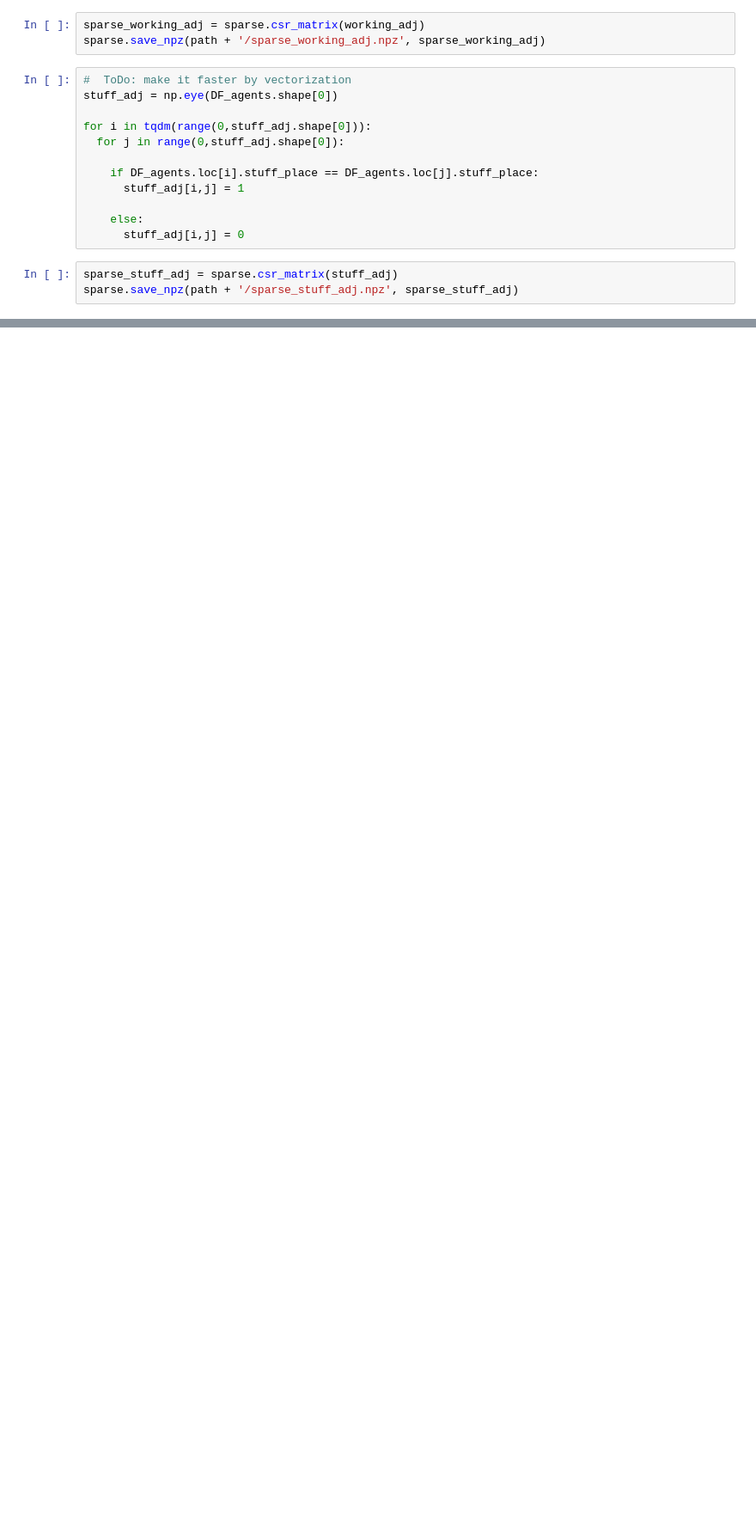
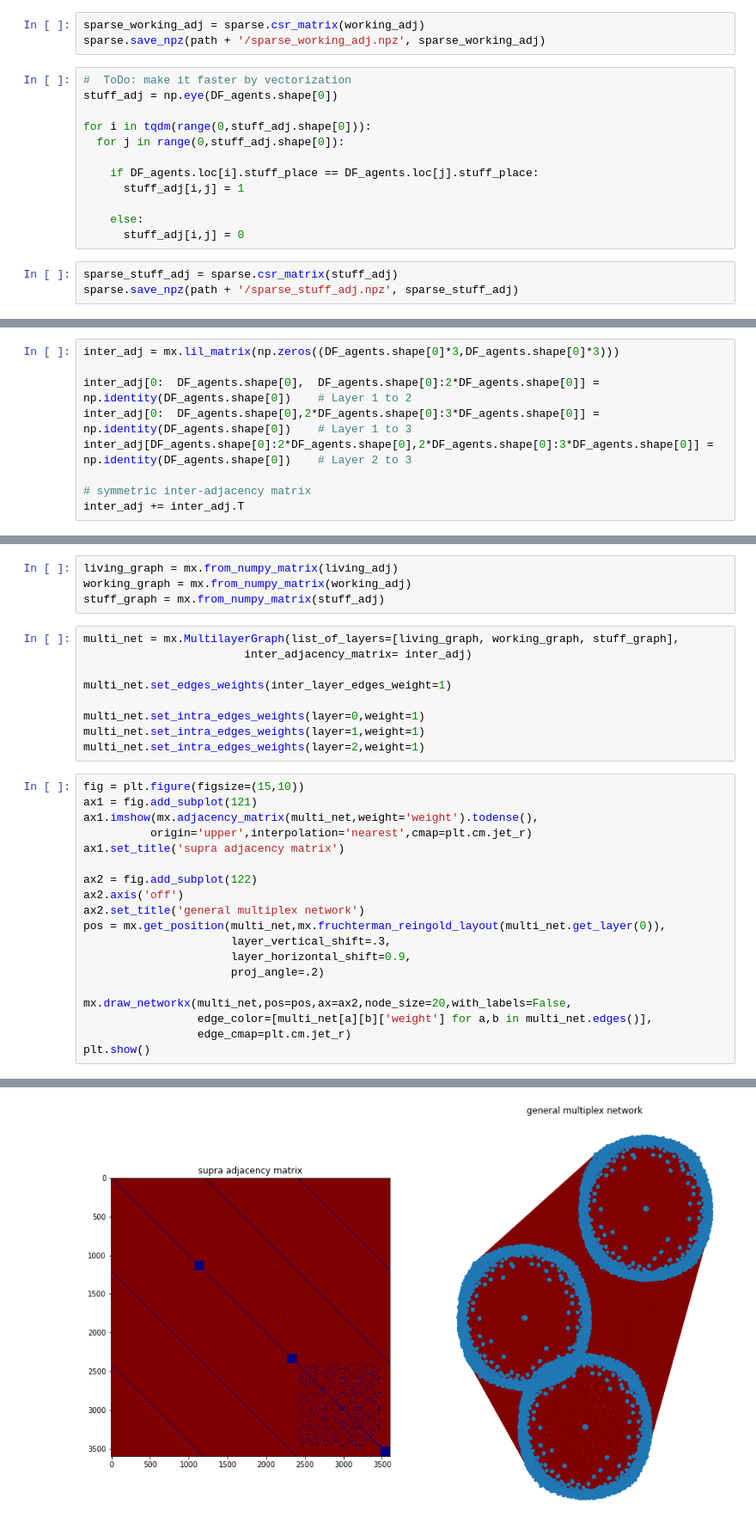
Before and after one commit to MachineLearningJournalClub/GAMELEON, a Jupyter notebook: Multiplex_Analysis.ipynb, the cells around one changed output, grey strips where cells are left out. Shown: that part at 86% size. Cells and saved outputs as stored; diff of their text form; blank space fills up the shorter version.

```diff
--- a/Multiplex_Analysis.ipynb
+++ b/Multiplex_Analysis.ipynb
@@ -198,0 +202,9 @@ sparse.save_npz(path + '/sparse_stuff_adj.npz', sparse_stuff_adj)
+# %%
+inter_adj = mx.lil_matrix(np.zeros((DF_agents.shape[0]*3,DF_agents.shape[0]*3)))
+
+inter_adj[0:  DF_agents.shape[0],  DF_agents.shape[0]:2*DF_agents.shape[0]] = np.identity(DF_agents.shape[0])    # Layer 1 to 2
+inter_adj[0:  DF_agents.shape[0],2*DF_agents.shape[0]:3*DF_agents.shape[0]] = np.identity(DF_agents.shape[0])    # Layer 1 to 3
+inter_adj[DF_agents.shape[0]:2*DF_agents.shape[0],2*DF_agents.shape[0]:3*DF_agents.shape[0]] = np.identity(DF_agents.shape[0])    # Layer 2 to 3
+
+# symmetric inter-adjacency matrix
+inter_adj += inter_adj.T
@@ -198,0 +213,33 @@ sparse.save_npz(path + '/sparse_stuff_adj.npz', sparse_stuff_adj)
+# %%
+living_graph = mx.from_numpy_matrix(living_adj)
+working_graph = mx.from_numpy_matrix(working_adj)
+stuff_graph = mx.from_numpy_matrix(stuff_adj)
+# %%
+multi_net = mx.MultilayerGraph(list_of_layers=[living_graph, working_graph, stuff_graph],
+                        inter_adjacency_matrix= inter_adj)
+
+multi_net.set_edges_weights(inter_layer_edges_weight=1)
+
+multi_net.set_intra_edges_weights(layer=0,weight=1)
+multi_net.set_intra_edges_weights(layer=1,weight=1)
+multi_net.set_intra_edges_weights(layer=2,weight=1)
+# %%
+fig = plt.figure(figsize=(15,10))
+ax1 = fig.add_subplot(121)
+ax1.imshow(mx.adjacency_matrix(multi_net,weight='weight').todense(),
+		  origin='upper',interpolation='nearest',cmap=plt.cm.jet_r)
+ax1.set_title('supra adjacency matrix')
+
+ax2 = fig.add_subplot(122)
+ax2.axis('off')
+ax2.set_title('general multiplex network')
+pos = mx.get_position(multi_net,mx.fruchterman_reingold_layout(multi_net.get_layer(0)),
+					  layer_vertical_shift=.3,
+					  layer_horizontal_shift=0.9,
+					  proj_angle=.2)
+
+mx.draw_networkx(multi_net,pos=pos,ax=ax2,node_size=20,with_labels=False,
+				 edge_color=[multi_net[a][b]['weight'] for a,b in multi_net.edges()],
+				 edge_cmap=plt.cm.jet_r)
+plt.show()
+# %% [output]
@@ -198,0 +252 @@ sparse.save_npz(path + '/sparse_stuff_adj.npz', sparse_stuff_adj)
+[figure, added]
```
Also changed, not shown: parts of 7 cells of this notebook.
